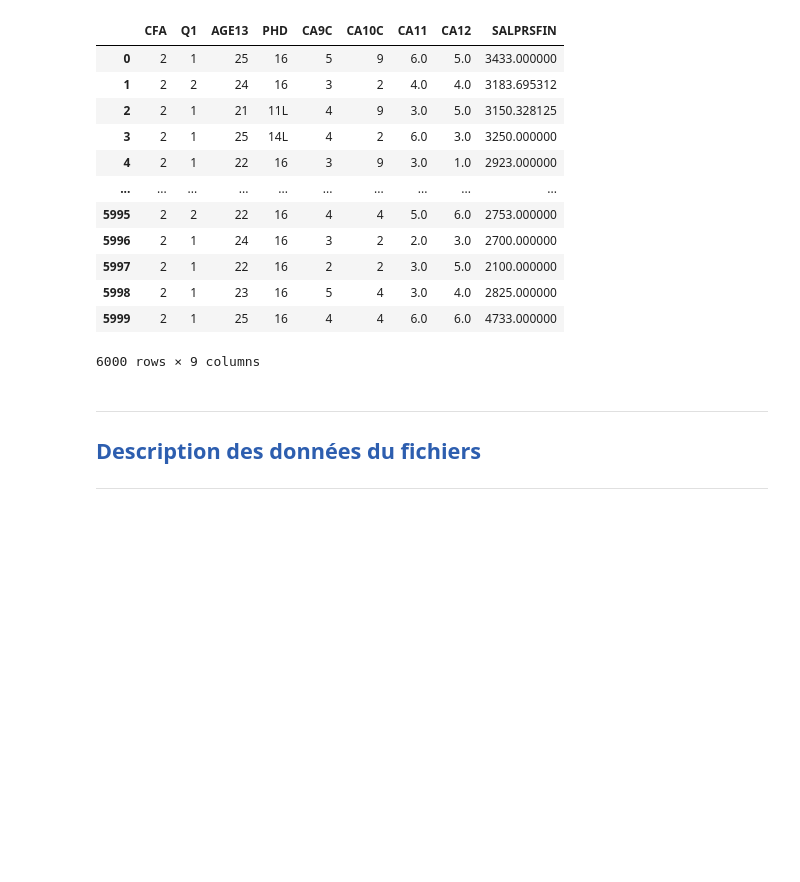
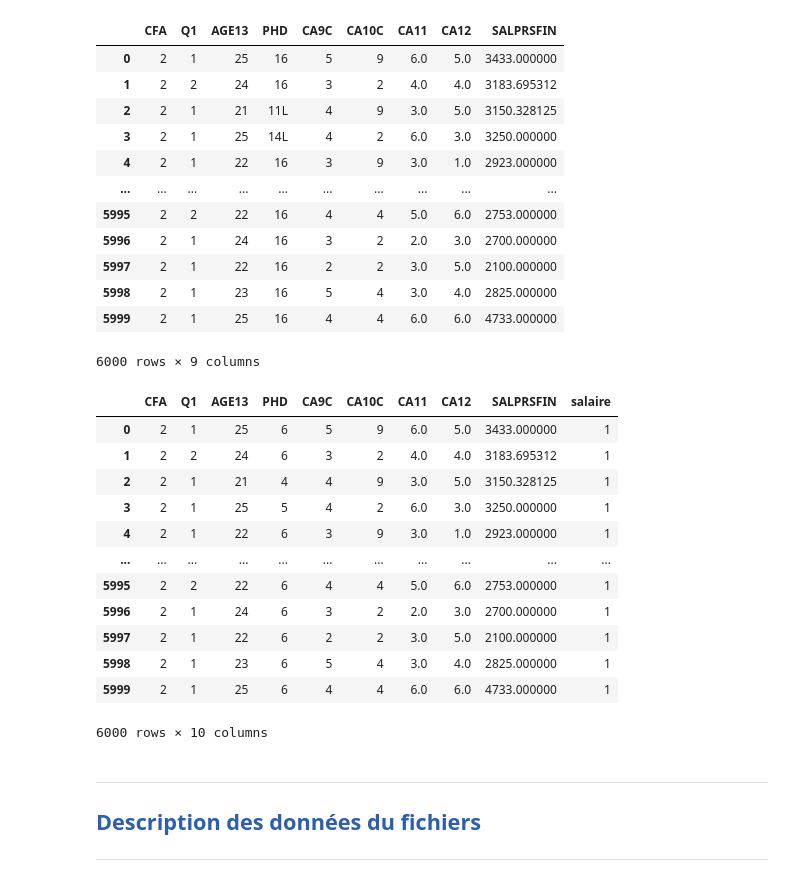
Before and after one commit to Moise1102/mlops_projet, a Jupyter notebook: notebooks/Exploration.ipynb, the cells around one changed output. Drawn from its saved outputs; the diff is of its cells as text; code cells hidden in the pictures; blank space fills up the shorter version.

Commit message:
cleaned data

```diff
--- a/notebooks/Exploration.ipynb
+++ b/notebooks/Exploration.ipynb
@@ -81,14 +82,21 @@ data
 6000 rows × 9 columns
 # %%
 #Procède  à tous les traitements de feature ingineering pour la base de données
-def featureIng (data) :
+def featureIng (data: pd.DataFrame) :
     """
+    fonction qui fait toutes les transformations de features  ingineering
 
+    Parameters:
+    - data (DataFrame): Le DataFrame contenant les données.
+
+    Returns:
+    - DataFrame: Le DataFrame avec les colonnes transformées
 
     """
 
     #
     data['salaire'] = data['SALPRSFIN'].apply(lambda x: 1 if x > 2000 else 0)
+    data.drop('SALPRSFIN',axis = 1)
 
     regroupement_mapping_numerique = {'02I': 1, '02T': 1,
                                   '03I': 2, '03T': 2, '04I': 2, '04T': 2, '05': 2,
@@ -106,6 +114,23 @@ def featureIng (data) :
     data['PHD'] = data['PHD'].replace(regroupement_mapping_numerique)
 
     return data
+# %%
+data = featureIng (data)
+data
+# %% [output]
+|  | CFA | Q1 | AGE13 | PHD | CA9C | CA10C | CA11 | CA12 | SALPRSFIN | salaire |
+| 0 | 2 | 1 | 25 | 6 | 5 | 9 | 6.0 | 5.0 | 3433.000000 | 1 |
+| 1 | 2 | 2 | 24 | 6 | 3 | 2 | 4.0 | 4.0 | 3183.695312 | 1 |
+| 2 | 2 | 1 | 21 | 4 | 4 | 9 | 3.0 | 5.0 | 3150.328125 | 1 |
+| 3 | 2 | 1 | 25 | 5 | 4 | 2 | 6.0 | 3.0 | 3250.000000 | 1 |
+| 4 | 2 | 1 | 22 | 6 | 3 | 9 | 3.0 | 1.0 | 2923.000000 | 1 |
+| ... | ... | ... | ... | ... | ... | ... | ... | ... | ... | ... |
+| 5995 | 2 | 2 | 22 | 6 | 4 | 4 | 5.0 | 6.0 | 2753.000000 | 1 |
+| 5996 | 2 | 1 | 24 | 6 | 3 | 2 | 2.0 | 3.0 | 2700.000000 | 1 |
+| 5997 | 2 | 1 | 22 | 6 | 2 | 2 | 3.0 | 5.0 | 2100.000000 | 1 |
+| 5998 | 2 | 1 | 23 | 6 | 5 | 4 | 3.0 | 4.0 | 2825.000000 | 1 |
+| 5999 | 2 | 1 | 25 | 6 | 4 | 4 | 6.0 | 6.0 | 4733.000000 | 1 |
+6000 rows × 10 columns
 # %% [markdown]
 <hr style="border:1px solid"> </hr>
 
```
Also changed, not shown: parts of 3 cells of this notebook.
